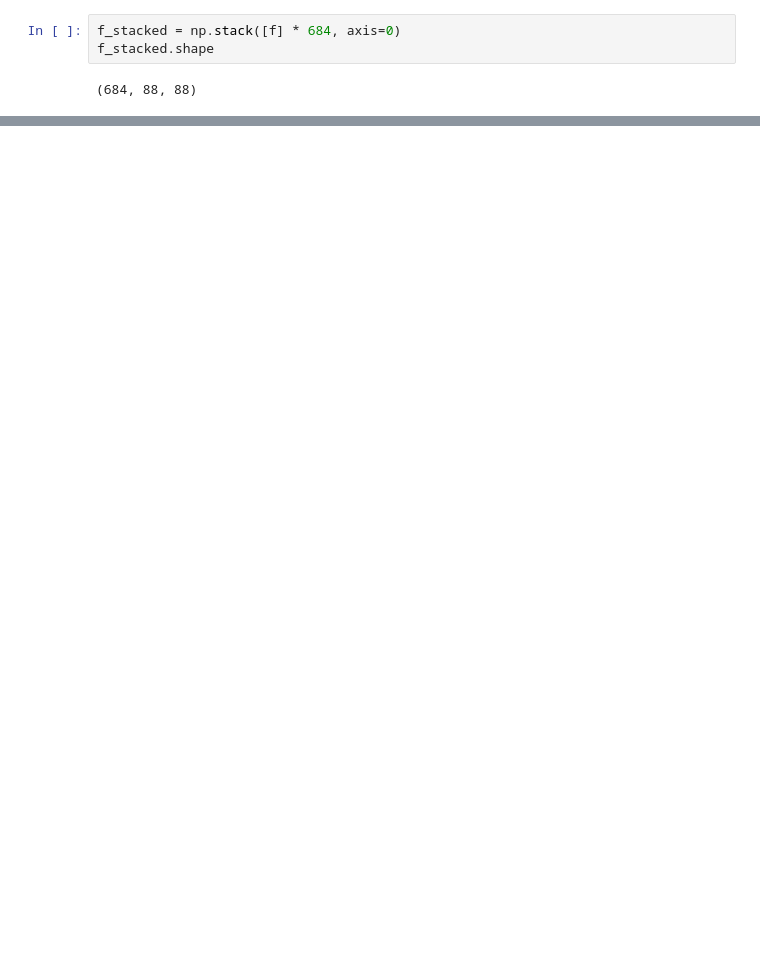
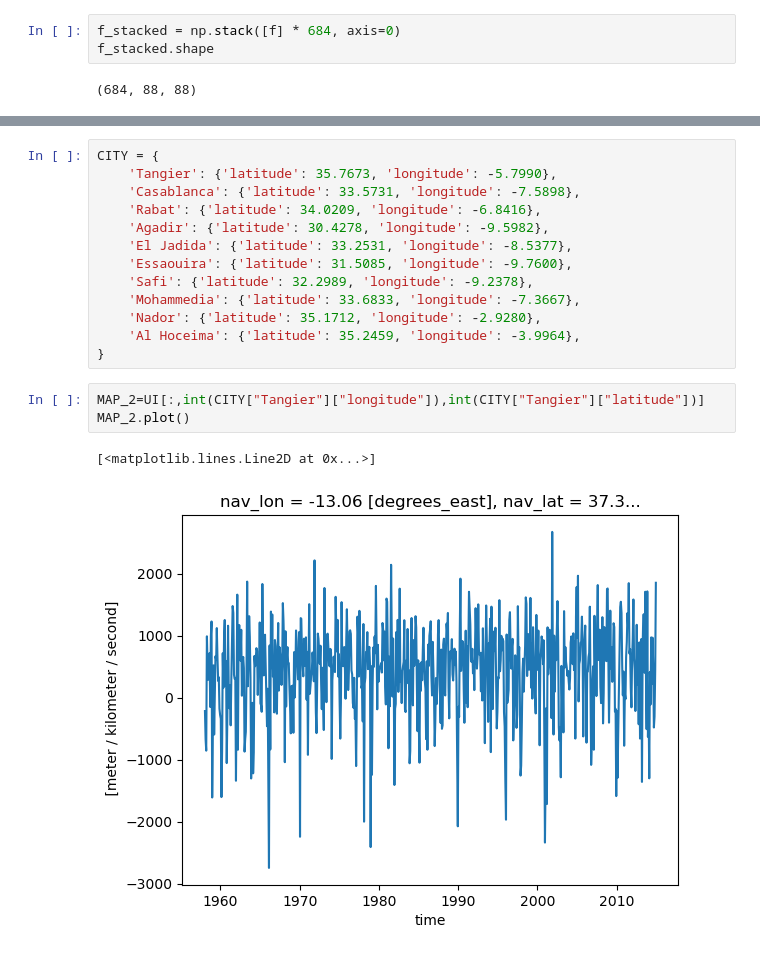
Before and after one commit to Mohamed-01-git/CLIMATOLOGY, a Jupyter notebook: UIC.ipynb, the cells around one changed output, grey strips where cells are left out. Drawn from its saved outputs; the diff is of its cells as text; blank space fills up the shorter version.

```diff
--- a/UIC.ipynb
+++ b/UIC.ipynb
@@ -127,0 +77,19 @@ MAP.plot(vmin=np.min(MAP).values, vmax=np.max(MAP).values, cmap='viridis')
+# %%
+CITY = {
+    'Tangier': {'latitude': 35.7673, 'longitude': -5.7990},
+    'Casablanca': {'latitude': 33.5731, 'longitude': -7.5898},
+    'Rabat': {'latitude': 34.0209, 'longitude': -6.8416},
+    'Agadir': {'latitude': 30.4278, 'longitude': -9.5982},
+    'El Jadida': {'latitude': 33.2531, 'longitude': -8.5377},
+    'Essaouira': {'latitude': 31.5085, 'longitude': -9.7600},
+    'Safi': {'latitude': 32.2989, 'longitude': -9.2378},
+    'Mohammedia': {'latitude': 33.6833, 'longitude': -7.3667},
+    'Nador': {'latitude': 35.1712, 'longitude': -2.9280},
+    'Al Hoceima': {'latitude': 35.2459, 'longitude': -3.9964},
+}
+# %%
+MAP_2=UI[:,int(CITY["Tangier"]["longitude"]),int(CITY["Tangier"]["latitude"])]
+MAP_2.plot()
+# %% [output]
+[<matplotlib.lines.Line2D at 0x...>]
+[figure, added]
```
Also changed, not shown: parts of 20 cells of this notebook.
